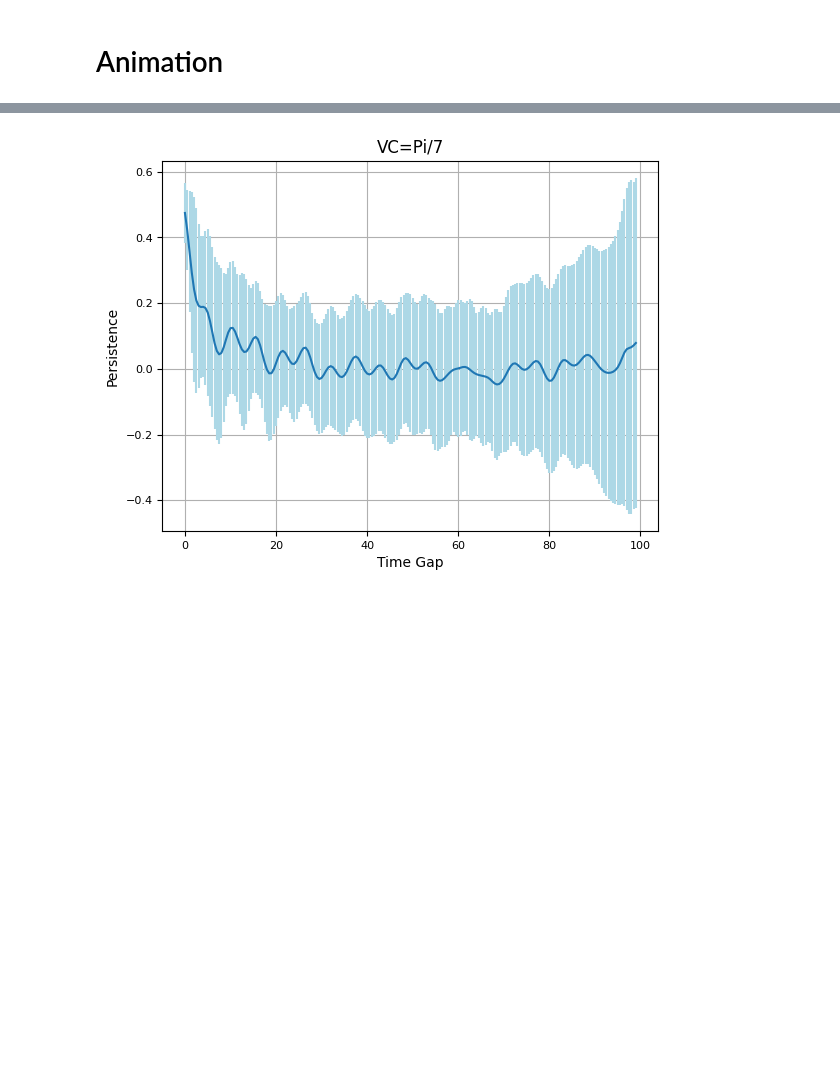
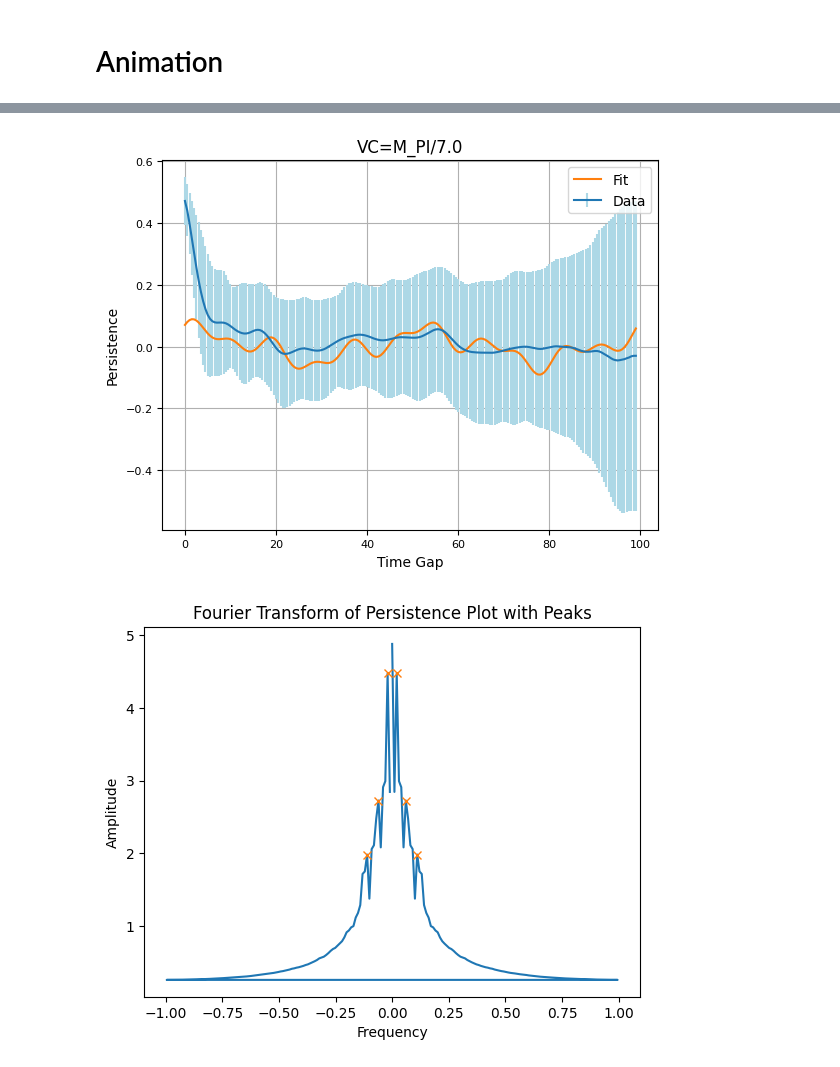
Before and after one commit to hawexrutile/Fluid-Simulations, a Jupyter notebook: Animation.ipynb, the cells around one changed output, grey strips where cells are left out. Drawn from its saved outputs; the diff is of its cells as text; code cells hidden in the pictures; blank space fills up the shorter version.

```diff
--- a/Animation.ipynb
+++ b/Animation.ipynb
@@ -58,14 +58,14 @@ dataCompression=int(variable_dict["dataCompression"])
 numSteps=int(variable_dict["numSteps"])
 timestep=float(variable_dict["timestep"])
 numParticles=int(variable_dict["numParticles"])
-theta="Pi/7"
+theta=(variable_dict["theta"])
 # %% [output]
 M6.cpp
 # %% [markdown]
 # Load Data
 # %%
 # Load the JSON file
-with open('JSON/P6-V4.44-Energy.json', 'r') as file:
+with open('particle_positions.json', 'r') as file:
     data = json.load(file)
 
 # Convert the data to a NumPy array
@@ -199,8 +257,12 @@ animation.save('particle_animation.mp4', writer='ffmpeg')  # For MP4
 # %%
-def persistence():
+def persistenceFit():
 
     # Create an empty list to store the persistence list of each particle at each gap to take average later
     persistencePerParticle = [[0.0] * int(math.floor(len(data) - 1.0)) for i in range(numParticles)]
+    # Create a list which stores the average persistence of each particle at a given gap
+    averagePersistencePerGap = [0.0] * math.floor(len(data) -1.0)
+    # Create a list to store the standard deviation of persistence values at each gap
+    stdPersistencePerGap = [0.0] * math.floor(len(data) -1.0)
 
     # Create a for loop running through each particle
     for i in range(numParticles):
@@ -216,50 +278,61 @@ def persistence():
 
             # Take the average of the list and store it in the list
             persistencePerGap[j] /= (len(data) - j - 1)
-
-        # Add the list to the list of lists
         persistencePerParticle[i] = persistencePerGap
-
-    # Create a list which stores the average persistence of each particle at a given gap
-    averagePersistencePerGap = [0.0] * math.floor(len(data) -1.0)
-    # Create a list to store the standard deviation of persistence values at each gap
-    stdPersistencePerGap = [0.0] * math.floor(len(data) -1.0)
 
     # Create a for loop running through half the size of the number of timesteps; here j will be called "gap"
     for j in range(math.floor(len(data)-1.0)):
-        # Create a list to store the persistence values of each particle at a given gap
         persistenceValues = []
-
-        # Create a for loop running through each particle
         for i in range(numParticles):
             # Add the persistence of each particle at a given gap to the list
             persistenceValues.append(persistencePerParticle[i][j])
 
         # Calculate the mean and standard deviation of the persistence values
         meanPersistence = np.mean(persistenceValues)
         stdPersistence = np.std(persistenceValues)
 
         # Store the mean and standard deviation in the respective lists
         averagePersistencePerGap[j] = meanPersistence
         stdPersistencePerGap[j] = stdPersistence
 
 
+    # Calculate the Fourier transform of the persistence data
+    fft = np.fft.fft(averagePersistencePerGap)
+    freq = np.fft.fftfreq(len(averagePersistencePerGap), d=(dataCompression*timestep))
 
-# Plot persistence.dat using matplotlib with x axis as i*dataCompression*timestep and y axis as averagePersistencePerGap[i]
-    plt.errorbar([i*dataCompression*timestep for i in range(math.floor(len(data)-1.0))], averagePersistencePerGap, yerr=stdPersistencePerGap, ecolor = 'lightblue', capsize=0)
-    #plt.plot([i*dataCompression*timestep for i in range(math.floor(len(data)-1.0))],persistencePerParticle[5])
-    #reduce font size of x axis and y axis
+    # Find the peaks in the Fourier transform
+    peaks, properties = find_peaks(np.abs(fft), prominence=(0.1, None))
+    # Create a new frequency spectrum with zeros everywhere
+    new_fft = np.zeros_like(fft)
+    # Set the values at the major peak indices to the original complex amplitudes
+    new_fft[peaks] = fft[peaks]
+    # Perform Inverse Fourier Transform
+    reconstructed_signal = np.fft.ifft(new_fft)
 
+    # Fit the averagePersistencePerGap data using the peak frequencies in the persistence plot
+    # plt.plot([i*dataCompression*timestep for i in range(math.floor(len(data)-1.0))], averagePersistencePerGap, label='Data')
+    plt.errorbar([i*dataCompression*timestep for i in range(math.floor(len(data)-1.0))], averagePersistencePerGap, yerr=stdPersistencePerGap, ecolor = 'lightblue', capsize=0, label='Data')
+    plt.plot([i*dataCompression*timestep for i in range(math.floor(len(data)-1.0))], reconstructed_signal, label='Fit')
     plt.xticks(fontsize=8)
     plt.yticks(fontsize=8)
-
     plt.grid()
     plt.xlabel("Time Gap")
     plt.ylabel("Persistence")
     plt.title("VC=" + theta)
+    plt.legend()
+    plt.savefig("persistence_Fit.png")
 
-    plt.savefig("persistence.png")
+    #Plot the Fourier transform
+    fig, ax = plt.subplots()
+    ax.plot(freq, np.abs(fft))
+    ax.plot(freq[peaks], np.abs(fft)[peaks], "x")
+    ax.set_xlabel('Frequency')
+    ax.set_ylabel('Amplitude')
+    ax.set_title('Fourier Transform of Persistence Plot with Peaks')
+    plt.savefig("persistence_fft.png")
 
-persistence()
+
+persistenceFit()
 # %% [output]
-[figure, old version]
+[figure, new version]
+[figure, added]
```
Also changed, not shown: parts of 9 cells of this notebook, 17 other files.
